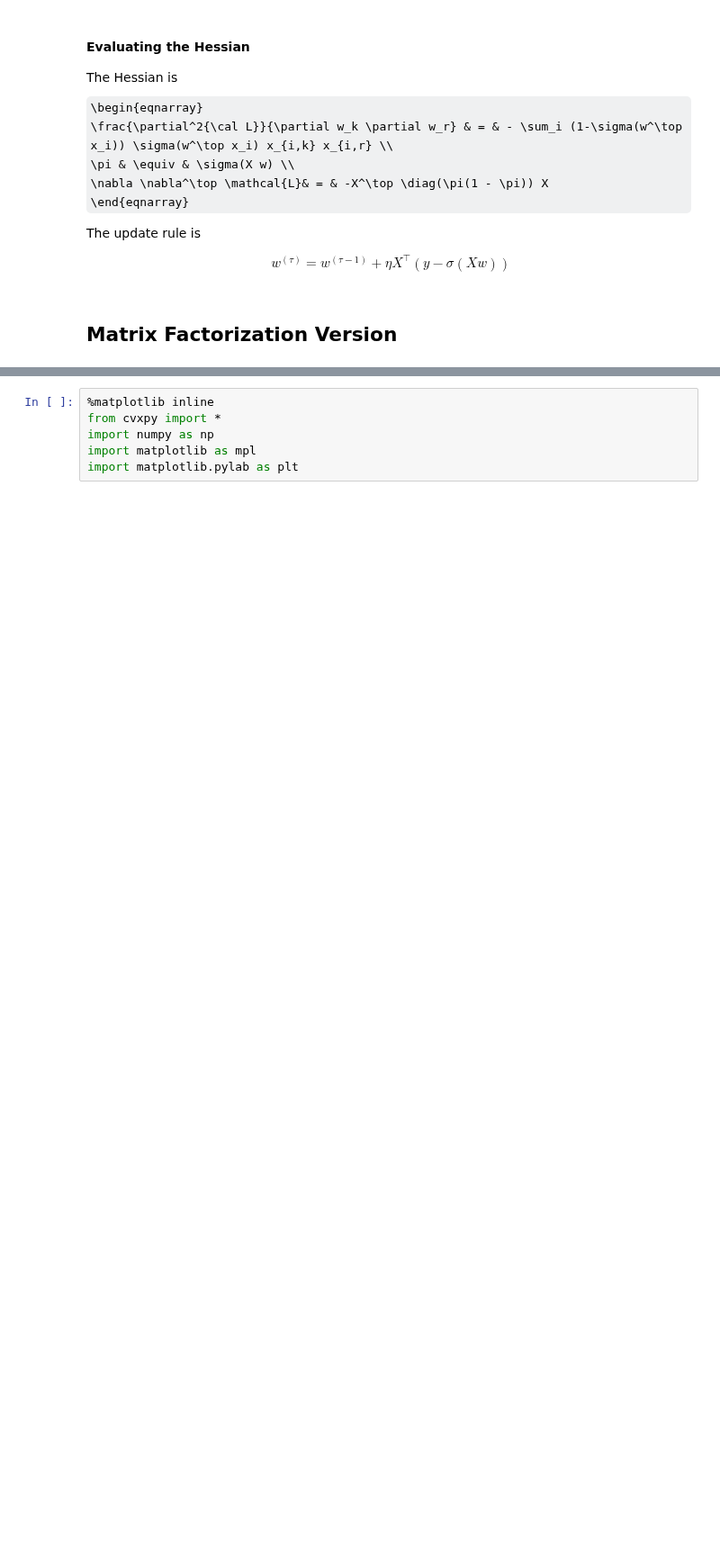
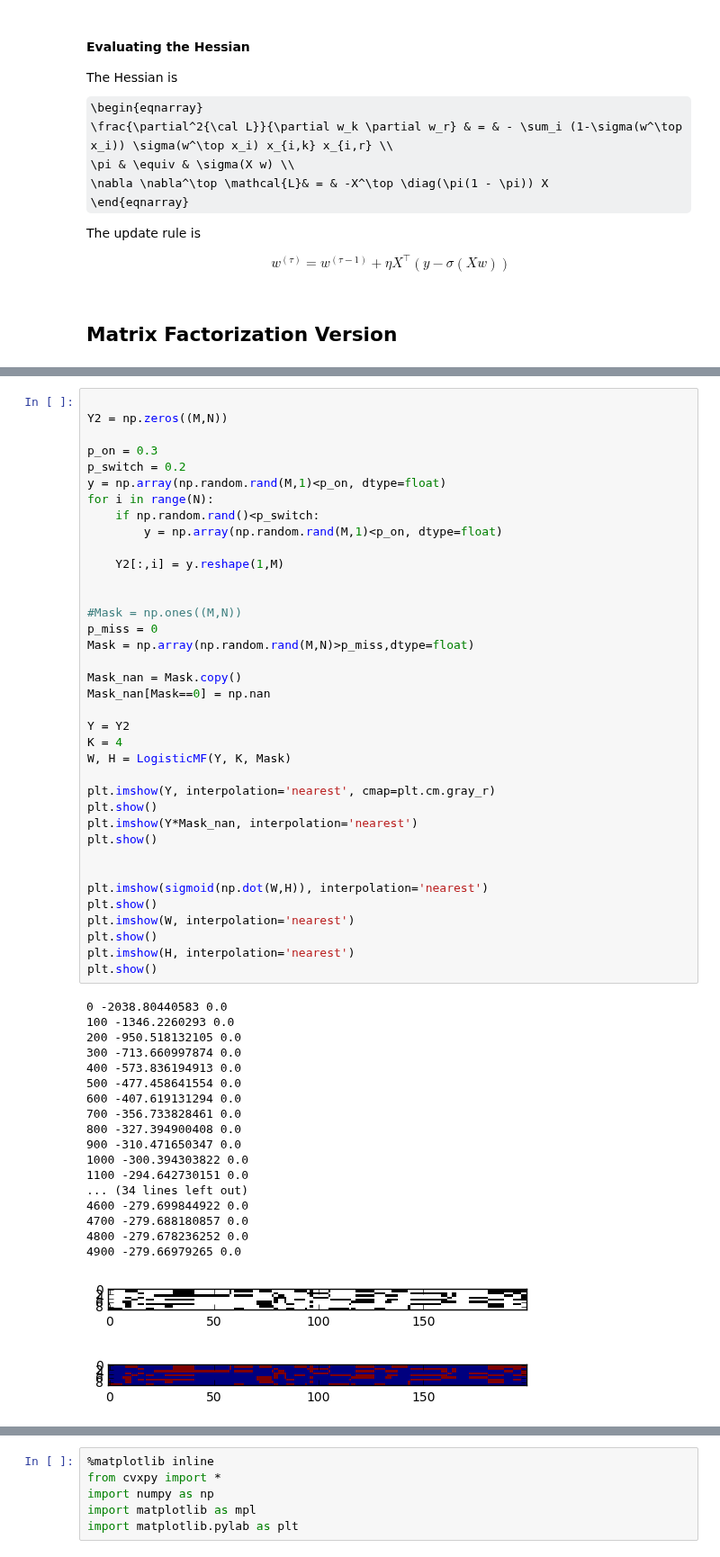
Before and after one commit to atcemgil/notes, a Jupyter notebook: LogisticRegression.ipynb, the cells around one changed output, grey strips where cells are left out. Shown at 90% size. Drawn from its saved outputs; the diff is of its cells as text; some formulas as TeX source; blank space fills up the shorter version.

```diff
--- a/LogisticRegression.ipynb
+++ b/LogisticRegression.ipynb
@@ -606,0 +637,57 @@ array([[ 1.,  0.,  0.,  0.,  0.],
+# %%
+
+Y2 = np.zeros((M,N))
+
+p_on = 0.3
+p_switch = 0.2
+y = np.array(np.random.rand(M,1)<p_on, dtype=float)
+for i in range(N):
+    if np.random.rand()<p_switch:
+        y = np.array(np.random.rand(M,1)<p_on, dtype=float)
+
+    Y2[:,i] = y.reshape(1,M)
+
+
+#Mask = np.ones((M,N))
+p_miss = 0
+Mask = np.array(np.random.rand(M,N)>p_miss,dtype=float)
+
+Mask_nan = Mask.copy()
+Mask_nan[Mask==0] = np.nan
+
+Y = Y2
+K = 4
+W, H = LogisticMF(Y, K, Mask)
+
+plt.imshow(Y, interpolation='nearest', cmap=plt.cm.gray_r)
+plt.show()
+plt.imshow(Y*Mask_nan, interpolation='nearest')
+plt.show()
+
+
+plt.imshow(sigmoid(np.dot(W,H)), interpolation='nearest')
+plt.show()
+plt.imshow(W, interpolation='nearest')
+plt.show()
+plt.imshow(H, interpolation='nearest')
+plt.show()
+# %% [output]
+0 -2038.80440583 0.0
+100 -1346.2260293 0.0
+200 -950.518132105 0.0
+300 -713.660997874 0.0
+400 -573.836194913 0.0
+500 -477.458641554 0.0
+600 -407.619131294 0.0
+700 -356.733828461 0.0
+800 -327.394900408 0.0
+900 -310.471650347 0.0
+1000 -300.394303822 0.0
+1100 -294.642730151 0.0
+... (34 lines left out)
+4600 -279.699844922 0.0
+4700 -279.688180857 0.0
+4800 -279.678236252 0.0
+4900 -279.66979265 0.0
+[figure, added]
+[figure, added]
```
Also changed, not shown: parts of 7 cells of this notebook.
